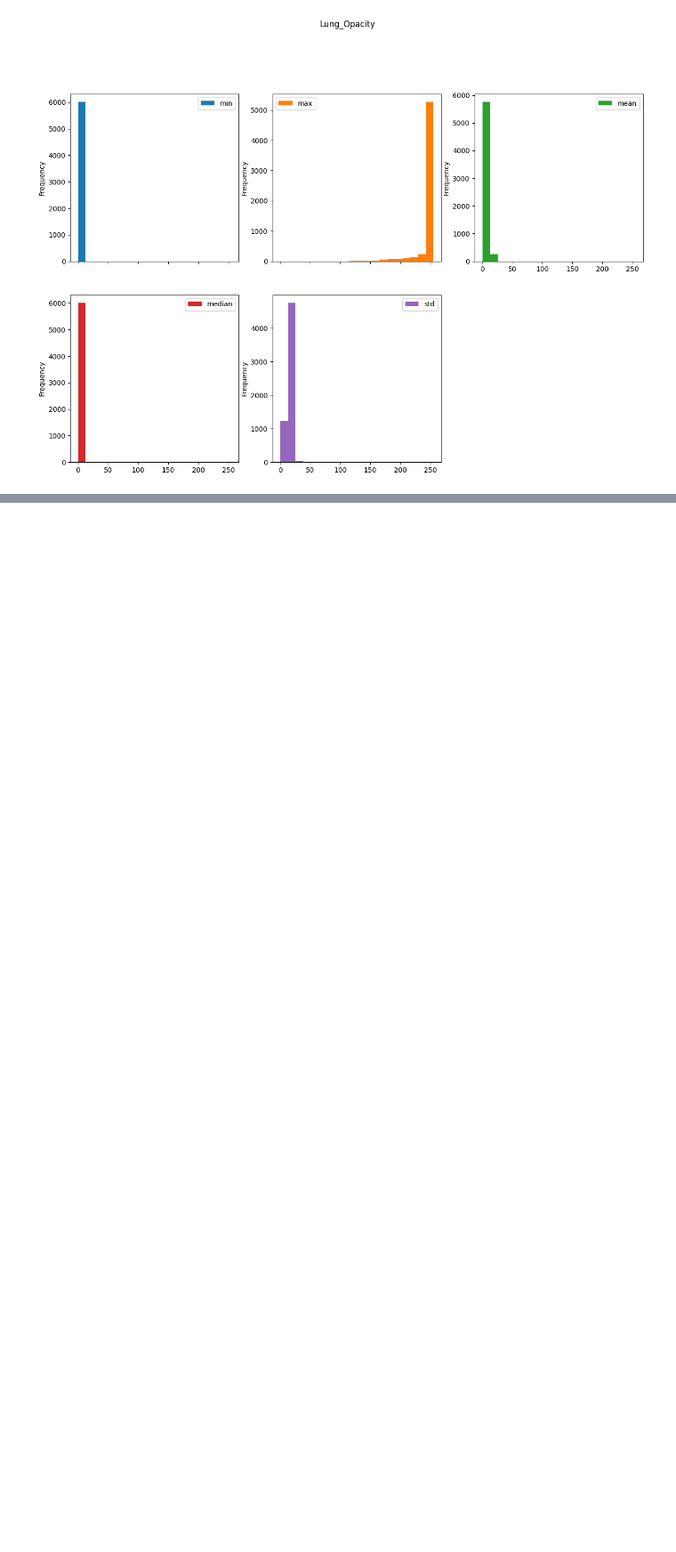
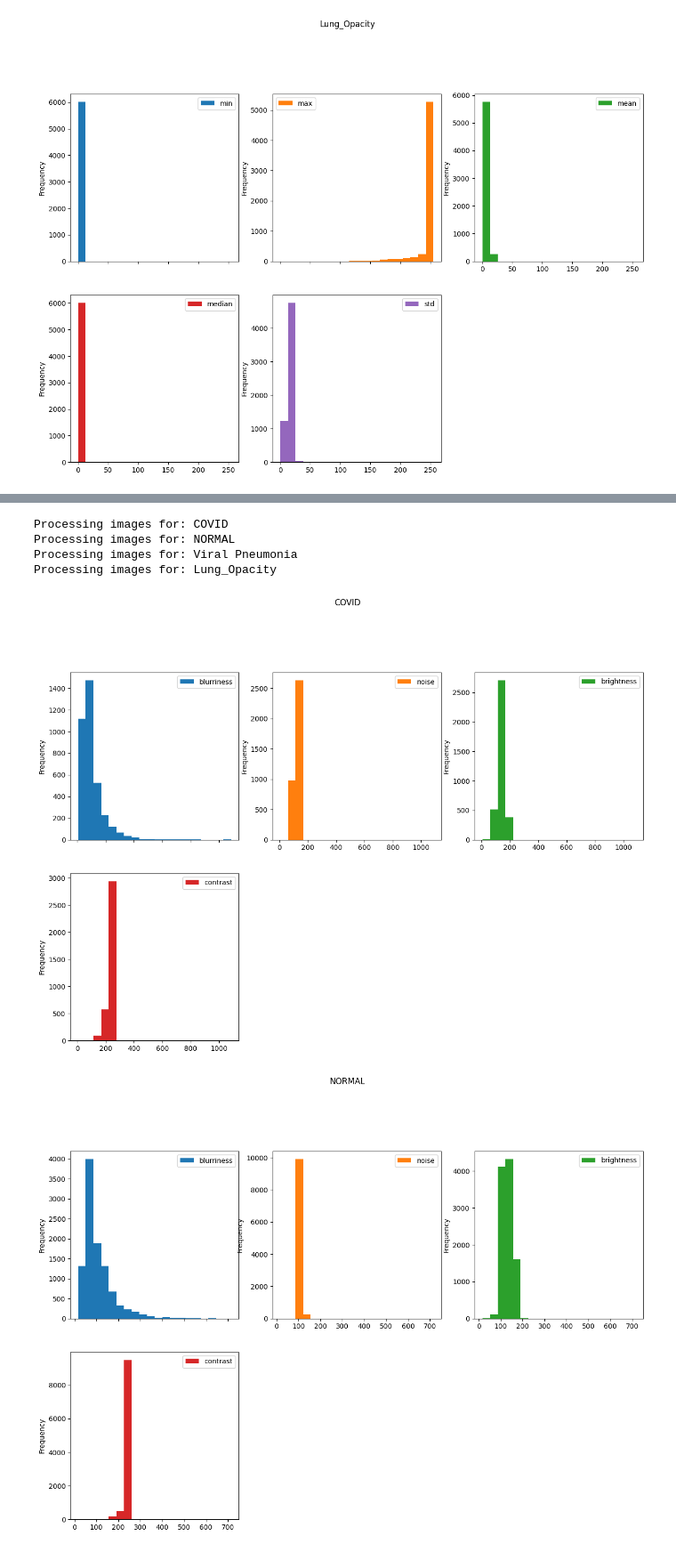
Before and after one commit to rehabaam/ds_covid19_project, a Jupyter notebook: notebooks/2.1_Exploring_dataset.ipynb, the cells around one changed output, grey strips where cells are left out. Shown at 89% size. Drawn from its saved outputs; the diff is of its cells as text; code cells hidden in the pictures; blank space fills up the shorter version.

Commit message:
chore(preprocessing): adding image quality module

```diff
--- a/notebooks/2.1_Exploring_dataset.ipynb
+++ b/notebooks/2.1_Exploring_dataset.ipynb
@@ -141,0 +152,14 @@ Processing images for: Lung_Opacity
+# %%
+from src.preprocessing.image_quality import get_images_quality
+for i in dataset:
+    print('Processing images for:',i)
+    quality_report = get_images_quality(raw_data_dir+i+'/images')
+    plot_images_statistics(i,quality_report)
+    del quality_report
+# %% [output]
+Processing images for: COVID
+Processing images for: NORMAL
+Processing images for: Viral Pneumonia
+Processing images for: Lung_Opacity
+[figure, added]
+[figure, added]
```
Also changed, not shown: parts of 3 cells of this notebook.
